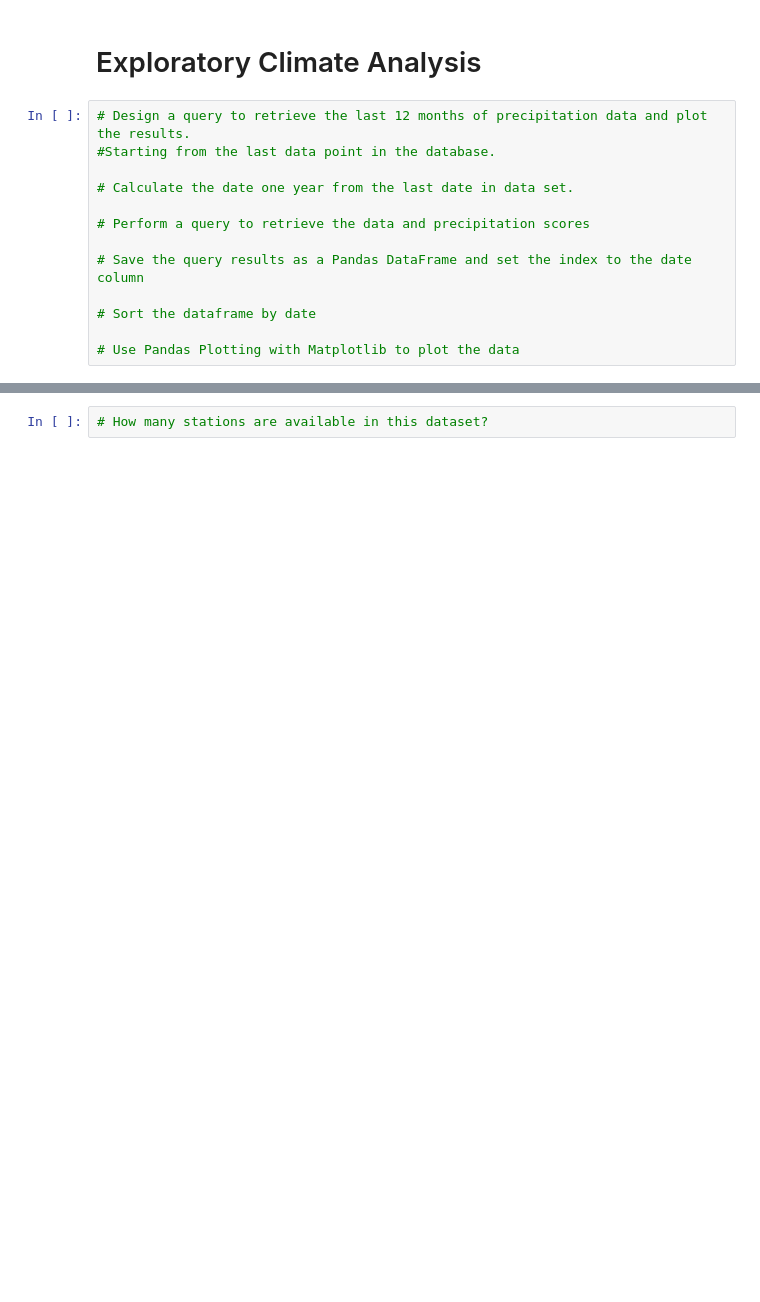
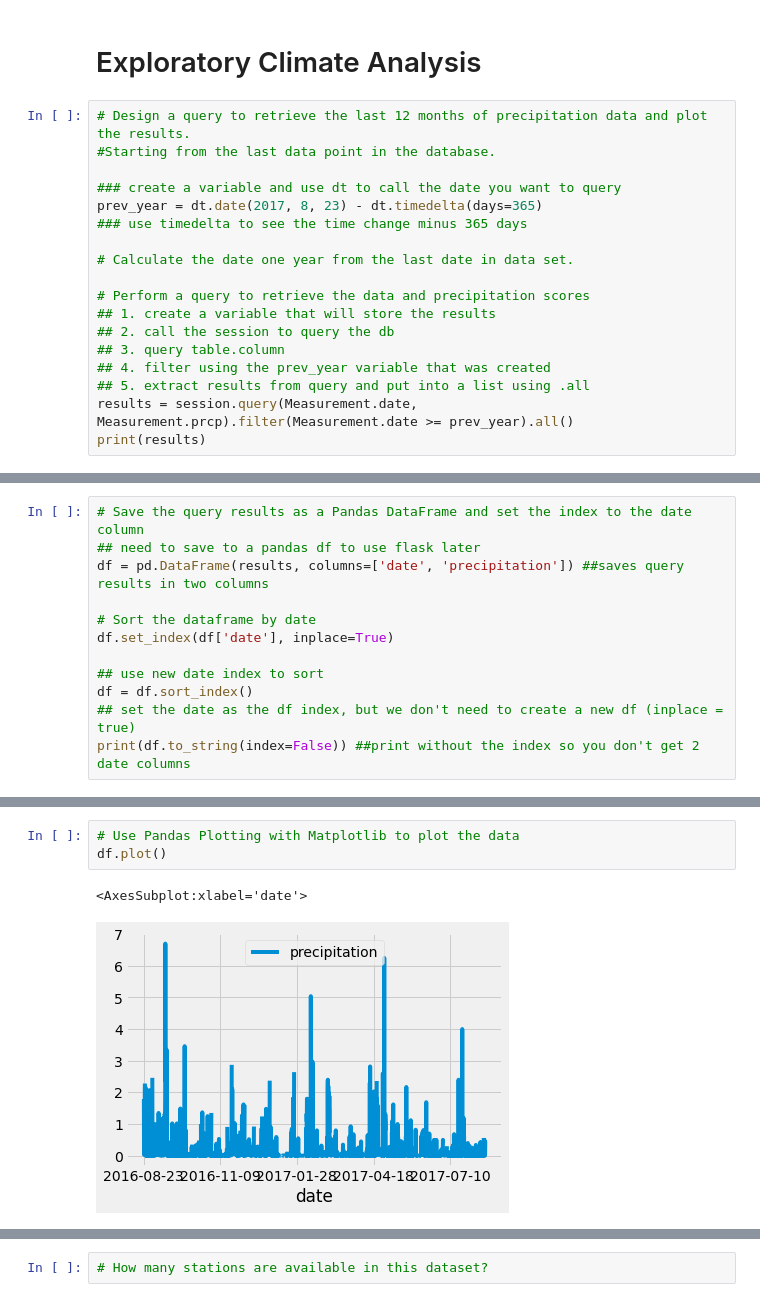
Before and after one commit to julianneitliong/surfs_up, a Jupyter notebook: climate_analysis.ipynb, the cells around one changed output, grey strips where cells are left out. Saved outputs shown, nothing was run; the diff lists cells and outputs as text; blank space fills up the shorter version.

```diff
--- a/climate_analysis.ipynb
+++ b/climate_analysis.ipynb
@@ -51,12 +51,17 @@ session = Session(engine)
 # Design a query to retrieve the last 12 months of precipitation data and plot the results.
 #Starting from the last data point in the database.
 
+### create a variable and use dt to call the date you want to query
+prev_year = dt.date(2017, 8, 23) - dt.timedelta(days=365)
+### use timedelta to see the time change minus 365 days
+
 # Calculate the date one year from the last date in data set.
 
 # Perform a query to retrieve the data and precipitation scores
-
-# Save the query results as a Pandas DataFrame and set the index to the date column
-
-# Sort the dataframe by date
-
-# Use Pandas Plotting with Matplotlib to plot the data
+## 1. create a variable that will store the results
+## 2. call the session to query the db
+## 3. query table.column
+## 4. filter using the prev_year variable that was created
+## 5. extract results from query and put into a list using .all
+results = session.query(Measurement.date, Measurement.prcp).filter(Measurement.date >= prev_year).all()
+print(results)
@@ -62,0 +70,12 @@ session = Session(engine)
+# %%
+# Save the query results as a Pandas DataFrame and set the index to the date column
+## need to save to a pandas df to use flask later
+df = pd.DataFrame(results, columns=['date', 'precipitation']) ##saves query results in two columns
+
+# Sort the dataframe by date
+df.set_index(df['date'], inplace=True)
+
+## use new date index to sort
+df = df.sort_index()
+## set the date as the df index, but we don't need to create a new df (inplace = true)
+print(df.to_string(index=False)) ##print without the index so you don't get 2 date columns
@@ -63,2 +100,8 @@ session = Session(engine)
+# %%
+# Use Pandas Plotting with Matplotlib to plot the data
+df.plot()
+# %% [output]
+<AxesSubplot:xlabel='date'>
+[figure, added]
 # %%
 # Use Pandas to calcualte the summary statistics for the precipitation data
```
Also changed, not shown: parts of 3 cells of this notebook.
